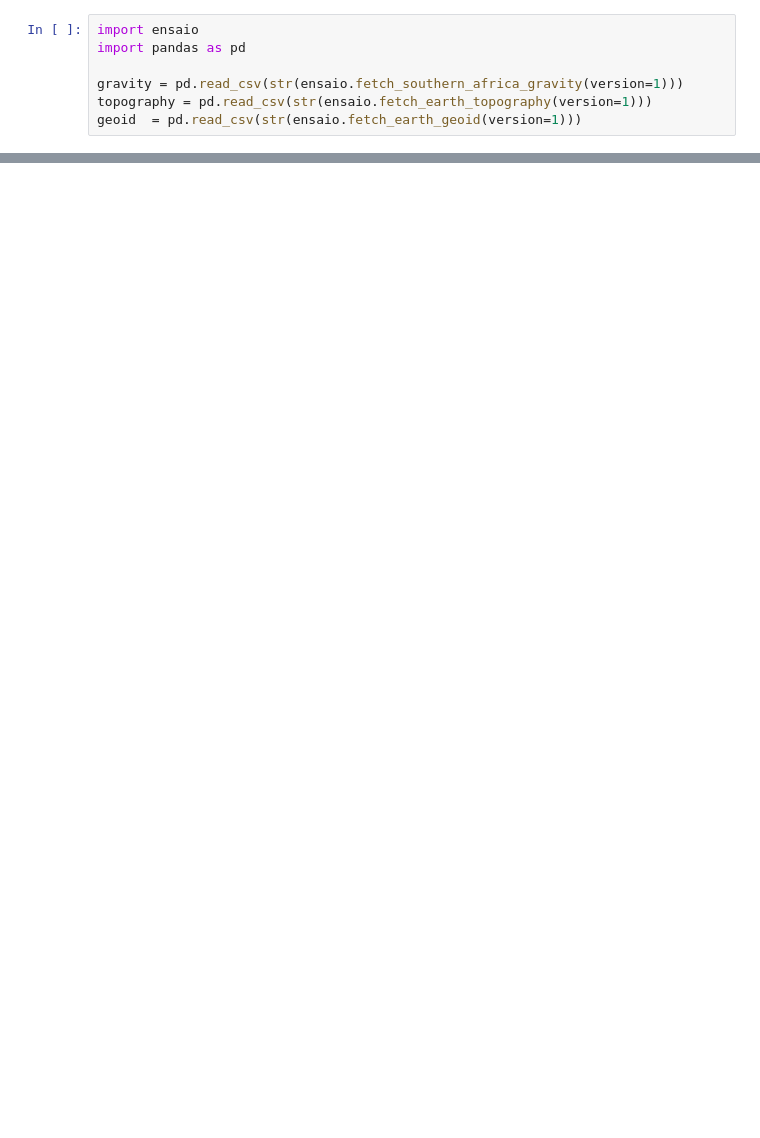
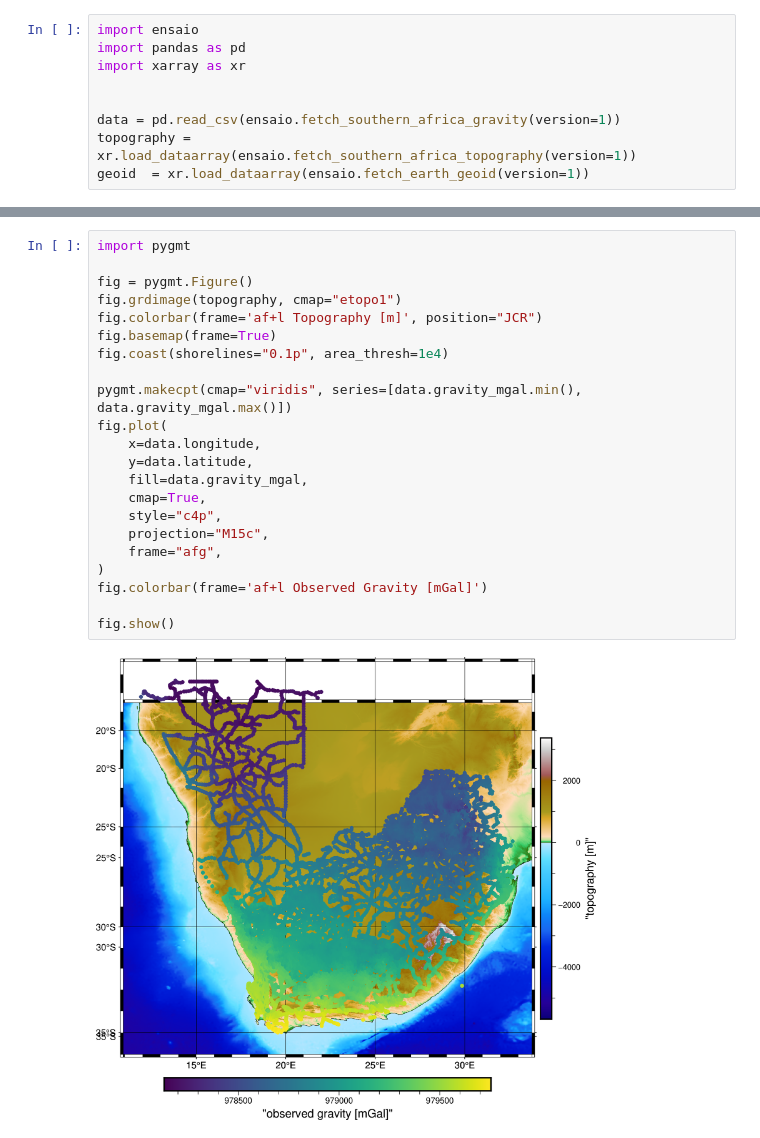
Before and after one commit to YagoMCastro/polynomial-fitting-msc-2024, a Jupyter notebook: polynomial-fitting.ipynb, the cells around one changed output, grey strips where cells are left out. Saved outputs shown, nothing was run; the diff lists cells and outputs as text; blank space fills up the shorter version.

Commit message:
Plot ovserved gravity with topography

```diff
--- a/polynomial-fitting.ipynb
+++ b/polynomial-fitting.ipynb
@@ -110,7 +115,9 @@ Original data:
 # %%
 import ensaio
 import pandas as pd
+import xarray as xr
 
-gravity = pd.read_csv(str(ensaio.fetch_southern_africa_gravity(version=1)))
-topography = pd.read_csv(str(ensaio.fetch_earth_topography(version=1)))
-geoid  = pd.read_csv(str(ensaio.fetch_earth_geoid(version=1)))
+
+data = pd.read_csv(ensaio.fetch_southern_africa_gravity(version=1))
+topography = xr.load_dataarray(ensaio.fetch_southern_africa_topography(version=1))
+geoid  = xr.load_dataarray(ensaio.fetch_earth_geoid(version=1))
@@ -122,0 +146,24 @@ PosixPath('/home/yago/.cache/ensaio/v1/southern-africa-gravity.csv.xz')
+# %%
+import pygmt
+
+fig = pygmt.Figure()
+fig.grdimage(topography, cmap="etopo1")
+fig.colorbar(frame='af+l Topography [m]', position="JCR")
+fig.basemap(frame=True)
+fig.coast(shorelines="0.1p", area_thresh=1e4)
+
+pygmt.makecpt(cmap="viridis", series=[data.gravity_mgal.min(), data.gravity_mgal.max()])
+fig.plot(
+    x=data.longitude,
+    y=data.latitude,
+    fill=data.gravity_mgal,
+    cmap=True,
+    style="c4p",
+    projection="M15c",
+    frame="afg",
+)
+fig.colorbar(frame='af+l Observed Gravity [mGal]')
+
+fig.show()
+# %% [output]
+[figure, added]
```
Also changed, not shown: parts of 5 cells of this notebook.
